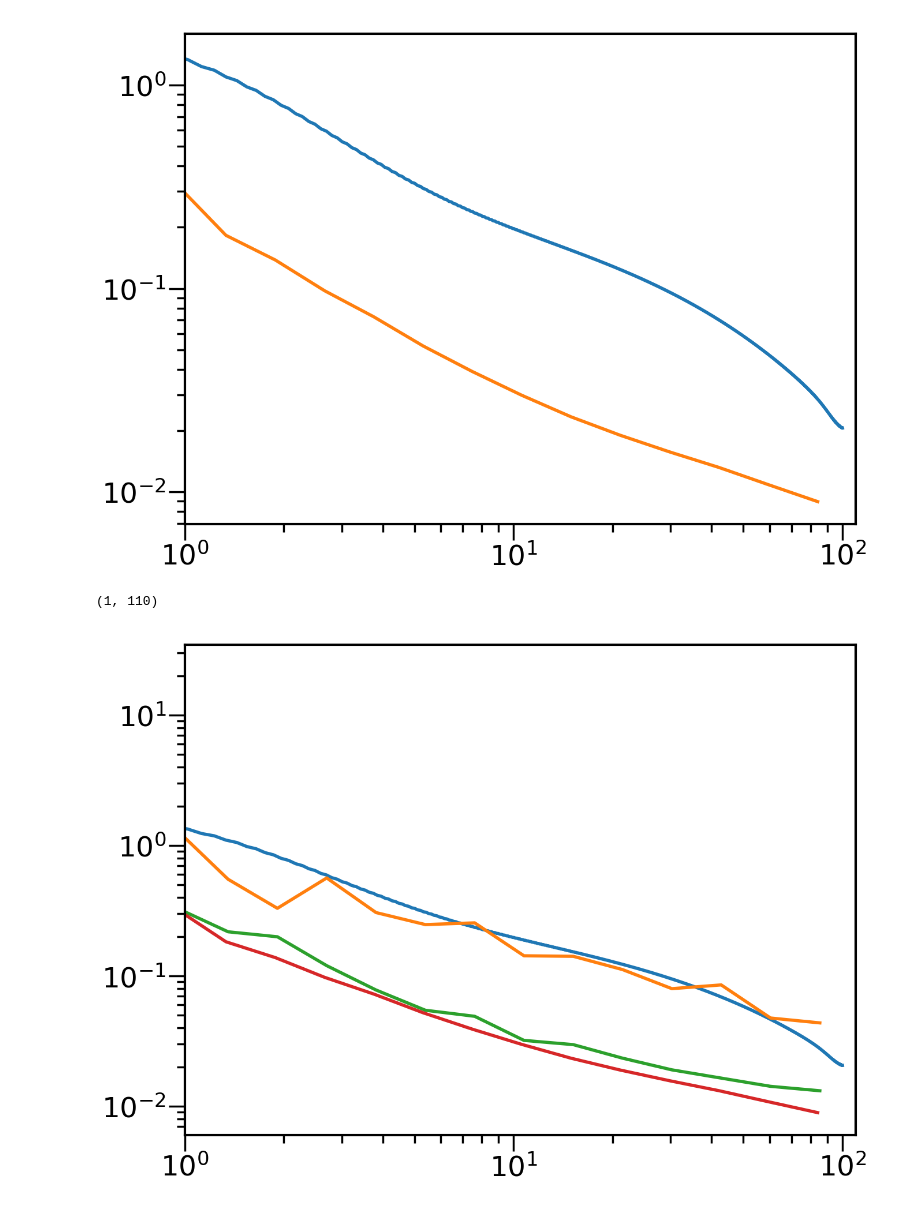
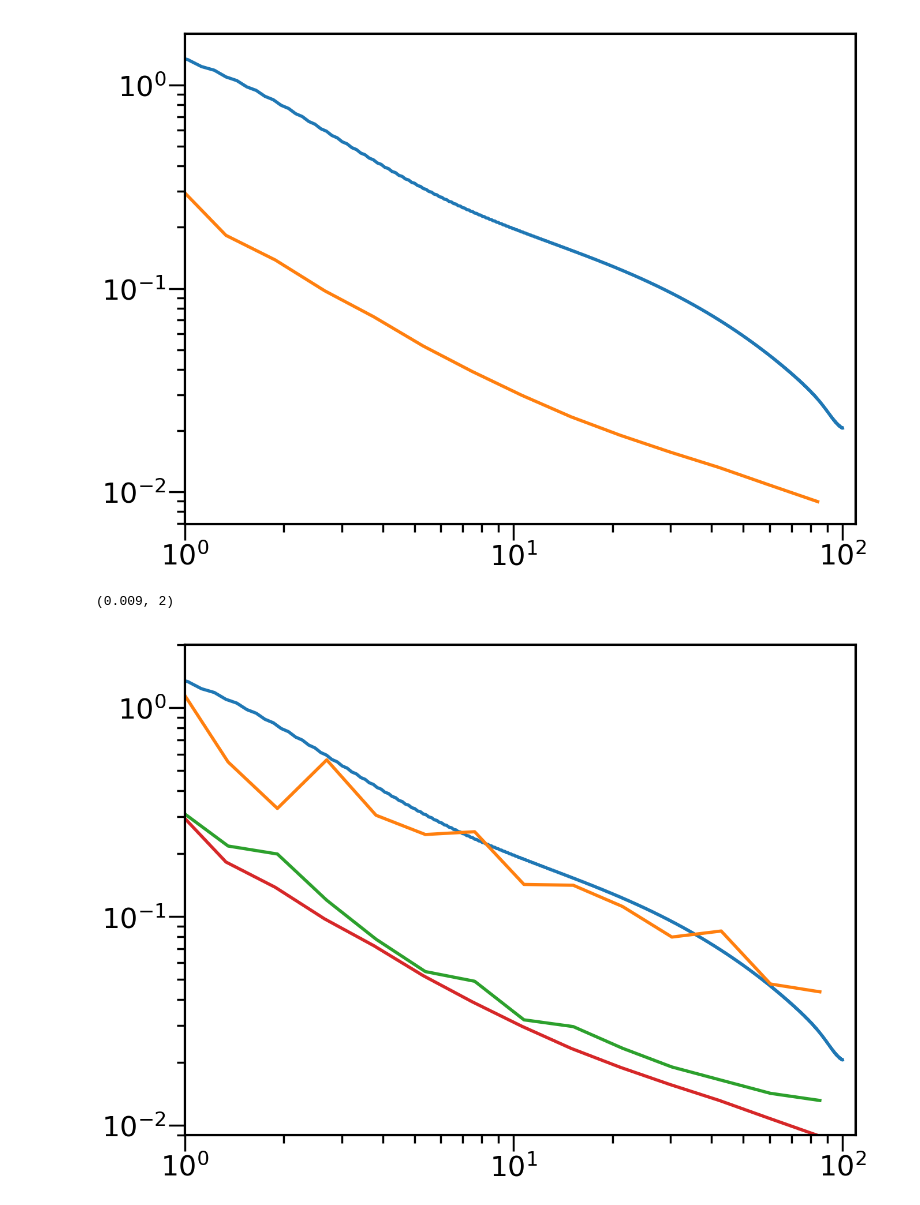
Before and after one commit to sukhdeep2/Public-code, a Jupyter notebook: Hankel_transform/IA models.ipynb, the cells around one changed output. Drawn from its saved outputs; the diff is of its cells as text; code cells hidden in the pictures.

```diff
--- a/Hankel_transform/IA models.ipynb
+++ b/Hankel_transform/IA models.ipynb
@@ -193,7 +193,7 @@ r,cov_gkgk=HT.projected_covariance(k_pk=kh,pk1=p_gk_cov,pk2=p_gk_cov,j_nu=2)#ret
 r_re,cov_gkgk_re=HT.bin_cov(r=r,cov=cov_gkgk,r_bins=r_bins)
 corr=HT.corr_matrix(cov=cov_gkgk_re)
 # %%
-cov_final=(cov_ggkk_re+cov_gkgk_re)/vol
+cov_final=(cov_ggkk_re+cov_gkgk_re)/area
 corr=HT.corr_matrix(cov=cov_final)
 errors=HT.diagonal_err(cov=cov_final)
 # %%
@@ -232,11 +232,12 @@ xlim(1,110)
 # %%
 plot(r_gp,wgp)
 plot(lowz_dat['rp'],lowz_dat['wgp'])
 plot(lowz_dat['rp'],np.sqrt(np.diag(lowz_cov)))
 plot(r_re,errors)
 xscale('log')
 yscale('log')
 xlim(1,110)
+ylim(9.e-3,2)
 # %% [output]
-(1, 110)
+(0.009, 2)
-[figure, old version]
+[figure, new version]
```
Also changed, not shown: parts of 2 cells of this notebook.
